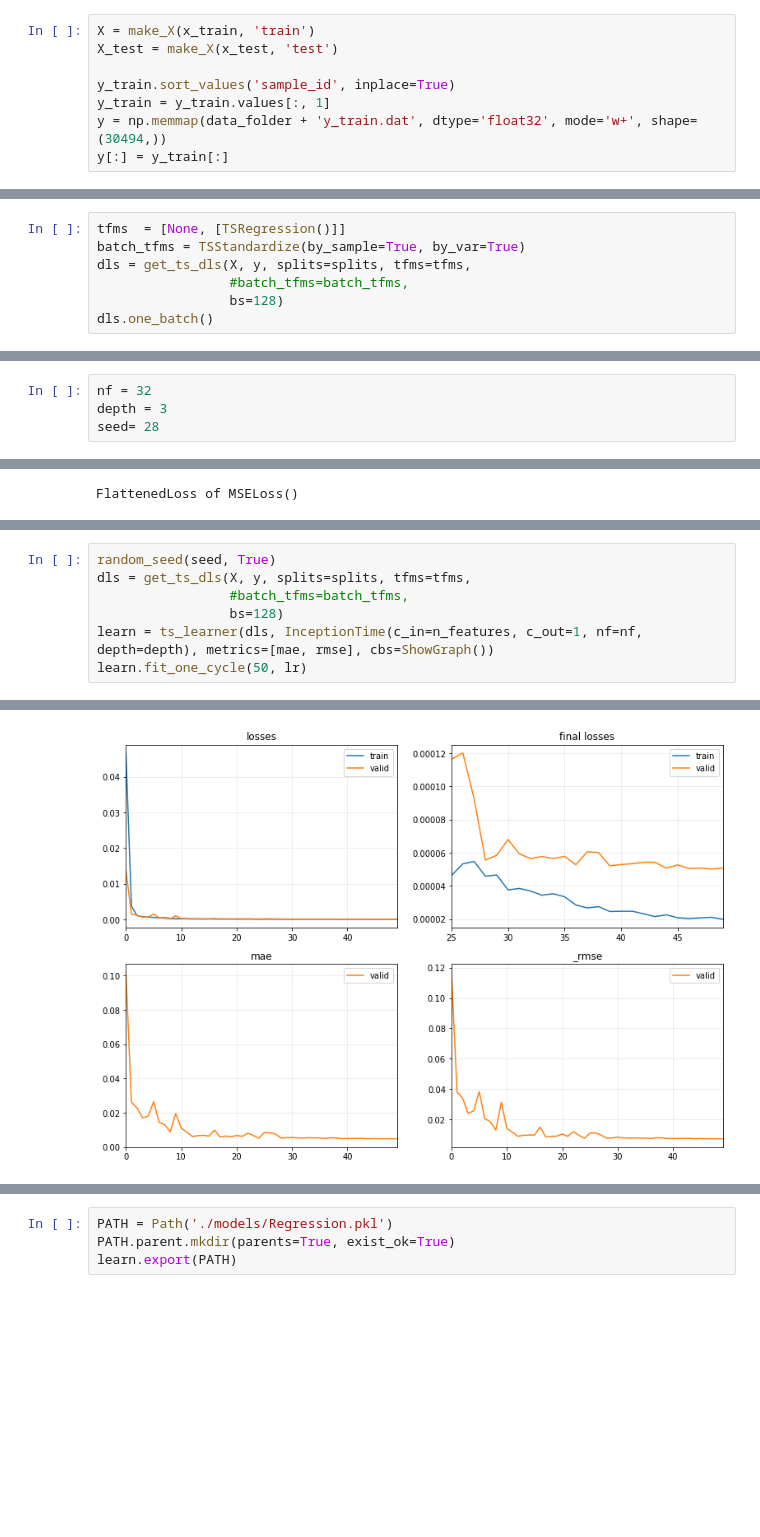
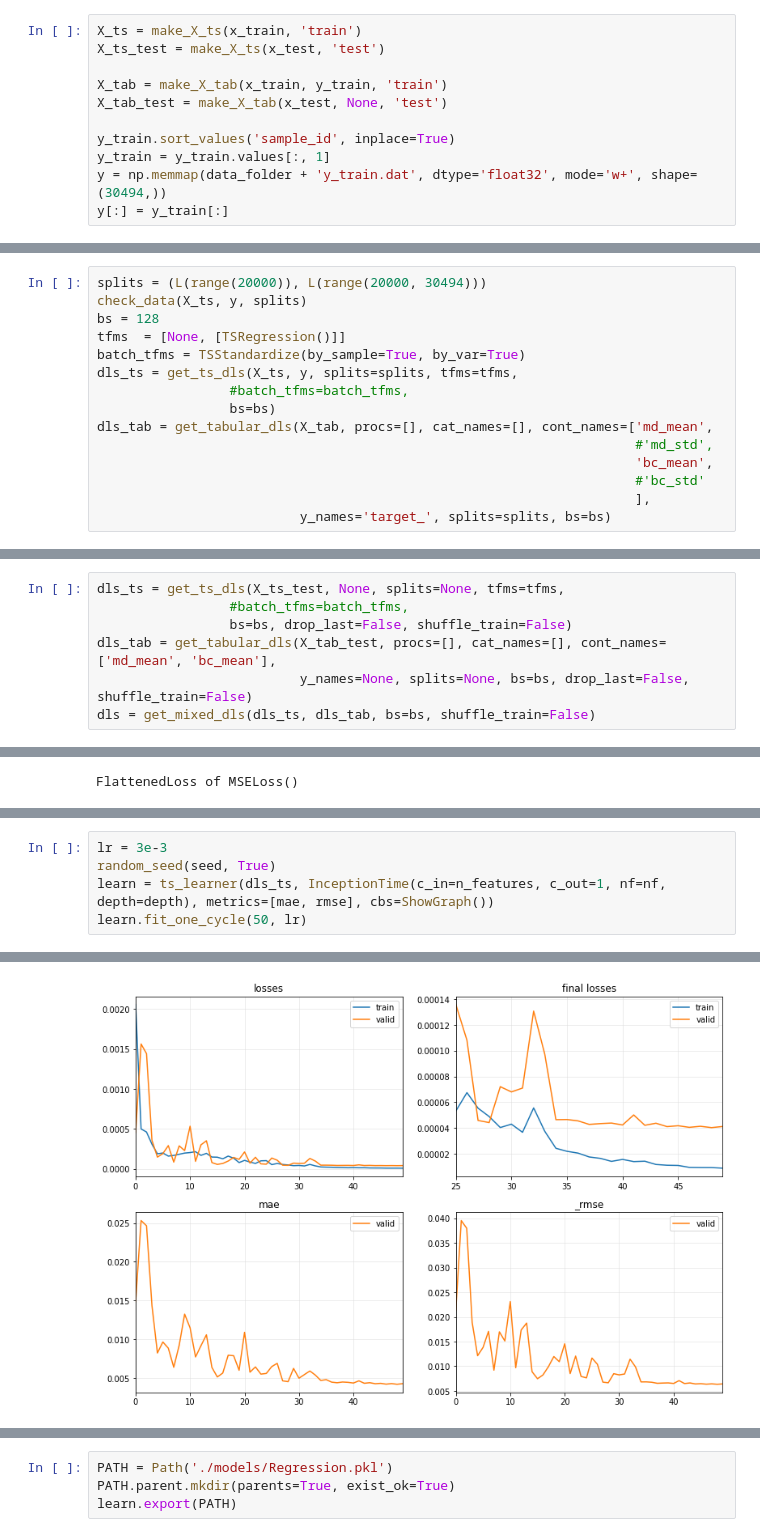
Before and after one commit to ThomasBourgeois/napoleon, a Jupyter notebook: dl.ipynb, the cells around one changed output, grey strips where cells are left out. Drawn from its saved outputs; the diff is of its cells as text; blank space fills up the shorter version.

```diff
--- a/dl.ipynb
+++ b/dl.ipynb
@@ -121,6 +201,9 @@ def make_X(x, phase):
 # %%
-X = make_X(x_train, 'train')
-X_test = make_X(x_test, 'test')
+X_ts = make_X_ts(x_train, 'train')
+X_ts_test = make_X_ts(x_test, 'test')
+
+X_tab = make_X_tab(x_train, y_train, 'train')
+X_tab_test = make_X_tab(x_test, None, 'test')
 
 y_train.sort_values('sample_id', inplace=True)
 y_train = y_train.values[:, 1]
@@ -145,8 +217,16 @@ splits - n_splits: 2 shape: [20000, 10494]  overlap: False
 # %%
+splits = (L(range(20000)), L(range(20000, 30494)))
+check_data(X_ts, y, splits)
+bs = 128
 tfms  = [None, [TSRegression()]]
 batch_tfms = TSStandardize(by_sample=True, by_var=True)
-dls = get_ts_dls(X, y, splits=splits, tfms=tfms,
+dls_ts = get_ts_dls(X_ts, y, splits=splits, tfms=tfms,
                  #batch_tfms=batch_tfms,
-                 bs=128)
-dls.one_batch()
+                 bs=bs)
+dls_tab = get_tabular_dls(X_tab, procs=[], cat_names=[], cont_names=['md_mean',
+                                                                     #'md_std',
+                                                                     'bc_mean',
+                                                                     #'bc_std'
+                                                                     ],
+                          y_names='target_', splits=splits, bs=bs)
 # %% [output]
@@ -186,4 +248,0 @@ dls.show_batch()
-# %%
-nf = 32
-depth = 3
-seed= 28
@@ -189,0 +463,7 @@ seed= 28
+# %%
+dls_ts = get_ts_dls(X_ts_test, None, splits=None, tfms=tfms,
+                 #batch_tfms=batch_tfms,
+                 bs=bs, drop_last=False, shuffle_train=False)
+dls_tab = get_tabular_dls(X_tab_test, procs=[], cat_names=[], cont_names=['md_mean', 'bc_mean'],
+                          y_names=None, splits=None, bs=bs, drop_last=False, shuffle_train=False)
+dls = get_mixed_dls(dls_ts, dls_tab, bs=bs, shuffle_train=False)
@@ -210,9 +512,7 @@ lr = 6e-4
 # %%
+lr = 3e-3
 random_seed(seed, True)
-dls = get_ts_dls(X, y, splits=splits, tfms=tfms,
-                 #batch_tfms=batch_tfms,
-                 bs=128)
-learn = ts_learner(dls, InceptionTime(c_in=n_features, c_out=1, nf=nf, depth=depth), metrics=[mae, rmse], cbs=ShowGraph())
+learn = ts_learner(dls_ts, InceptionTime(c_in=n_features, c_out=1, nf=nf, depth=depth), metrics=[mae, rmse], cbs=ShowGraph())
 learn.fit_one_cycle(50, lr)
 # %% [output]
 | epoch | train_loss | valid_loss | mae | _rmse | time |
@@ -236,4 +536,4 @@ learn.fit_one_cycle(50, lr)
-[figure, old version]
+[figure, new version]
 # %%
 learn.fit_one_cycle(50, lr)
 # %% [output]
```
Also changed, not shown: parts of 37 cells of this notebook.
